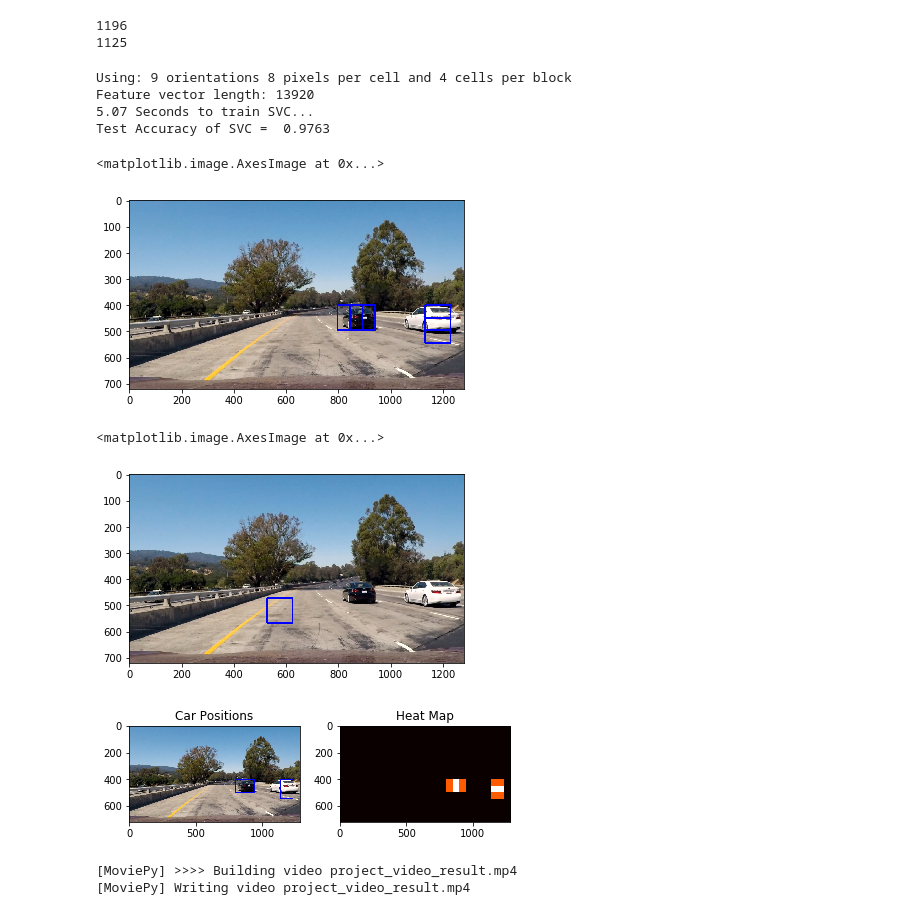
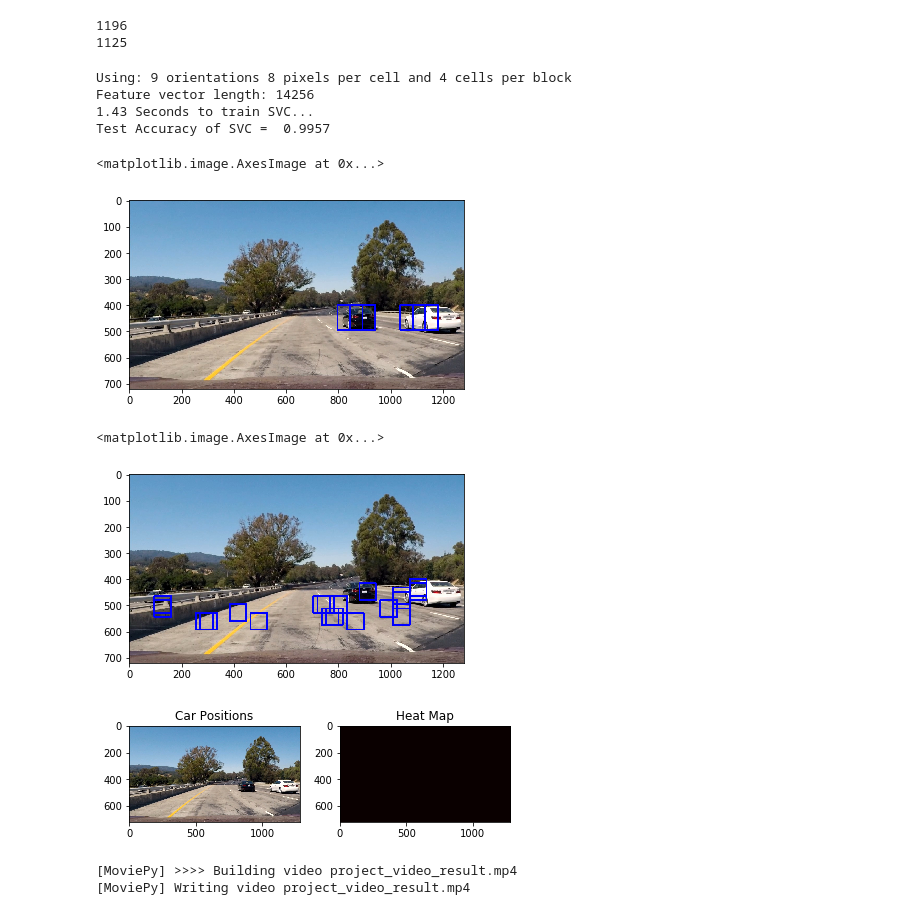
Before and after one commit to dumebi/CarND-Vehicle-Detection, a Jupyter notebook: project.ipynb, the cells around one changed output. Drawn from its saved outputs; the diff is of its cells as text; code cells hidden in the pictures.

```diff
--- a/project.ipynb
+++ b/project.ipynb
@@ -368,13 +372,13 @@ print(len(notcars))
 1196
 1125
 # %%
-color_space = 'RGB' # Can be RGB, HSV, LUV, HLS, YUV, YCrCb
+color_space = 'HLS' # Can be RGB, HSV, LUV, HLS, YUV, YCrCb
 orient = 9  # HOG orientations
 pix_per_cell = 8 # HOG pixels per cell
 cell_per_block = 4 # HOG cells per block
 hog_channel = 'ALL' # Can be 0, 1, 2, or "ALL"
 spatial_size = (32, 32) # Spatial binning dimensions
-hist_bins = 16    # Number of histogram bins
+hist_bins = 128    # Number of histogram bins
 spatial_feat = True # Spatial features on or off
 hist_feat = True # Histogram features on or off
 hog_feat = True # HOG features on or off
@@ -426,9 +430,9 @@ print('Test Accuracy of SVC = ', round(svc.score(X_test, y_test), 4))
 t=time.time()
 # %% [output]
 Using: 9 orientations 8 pixels per cell and 4 cells per block
-Feature vector length: 13920
-5.07 Seconds to train SVC...
-Test Accuracy of SVC =  0.9763
+Feature vector length: 14256
+1.43 Seconds to train SVC...
+Test Accuracy of SVC =  0.9957
 # %%
 draw_image = np.copy(sample_test_image)
 windows = slide_window(sample_test_image, x_start_stop=[700, None], y_start_stop=y_start_stop,
@@ -446,28 +450,28 @@ window_img = draw_boxes(draw_image, hot_windows, color=(0, 0, 255), thick=6)
 plt.imshow(window_img)
 # %% [output]
 <matplotlib.image.AxesImage at 0x...>
-[figure, old version]
+[figure, new version]
 # %%
 ystart = 400
 ystop = 600
-scale = 1.5
+scale = 1
 
 out_img = find_cars(sample_test_image, ystart, ystop, scale, svc, X_scaler, orient, pix_per_cell, cell_per_block, spatial_size, hist_bins)
 
 plt.imshow(out_img)
 # %% [output]
 <matplotlib.image.AxesImage at 0x...>
-[figure, old version]
+[figure, new version]
 # %%
 heat = np.zeros_like(sample_test_image[:,:,0]).astype(np.float)
 # Add heat to each box in box list
 heat = add_heat(heat,hot_windows)
 
 # Apply threshold to help remove false positives
-heat = apply_threshold(heat,0.5)
+heat = apply_threshold(heat,2)
 
 # Visualize the heatmap when displaying
-heatmap = np.clip(heat, 0, 255)
+heatmap = np.clip(heat, 0, 200)
 
 # Find final boxes from heatmap using label function
 labels = label(heatmap)
@@ -482,7 +486,7 @@ plt.imshow(heatmap, cmap='hot')
 plt.title('Heat Map')
 fig.tight_layout()
 # %% [output]
-[figure, old version]
+[figure, new version]
 # %%
 def process_image(image):
     draw_image = np.copy(image)
```
Also changed, not shown: parts of 5 cells of this notebook, 2 other files.
